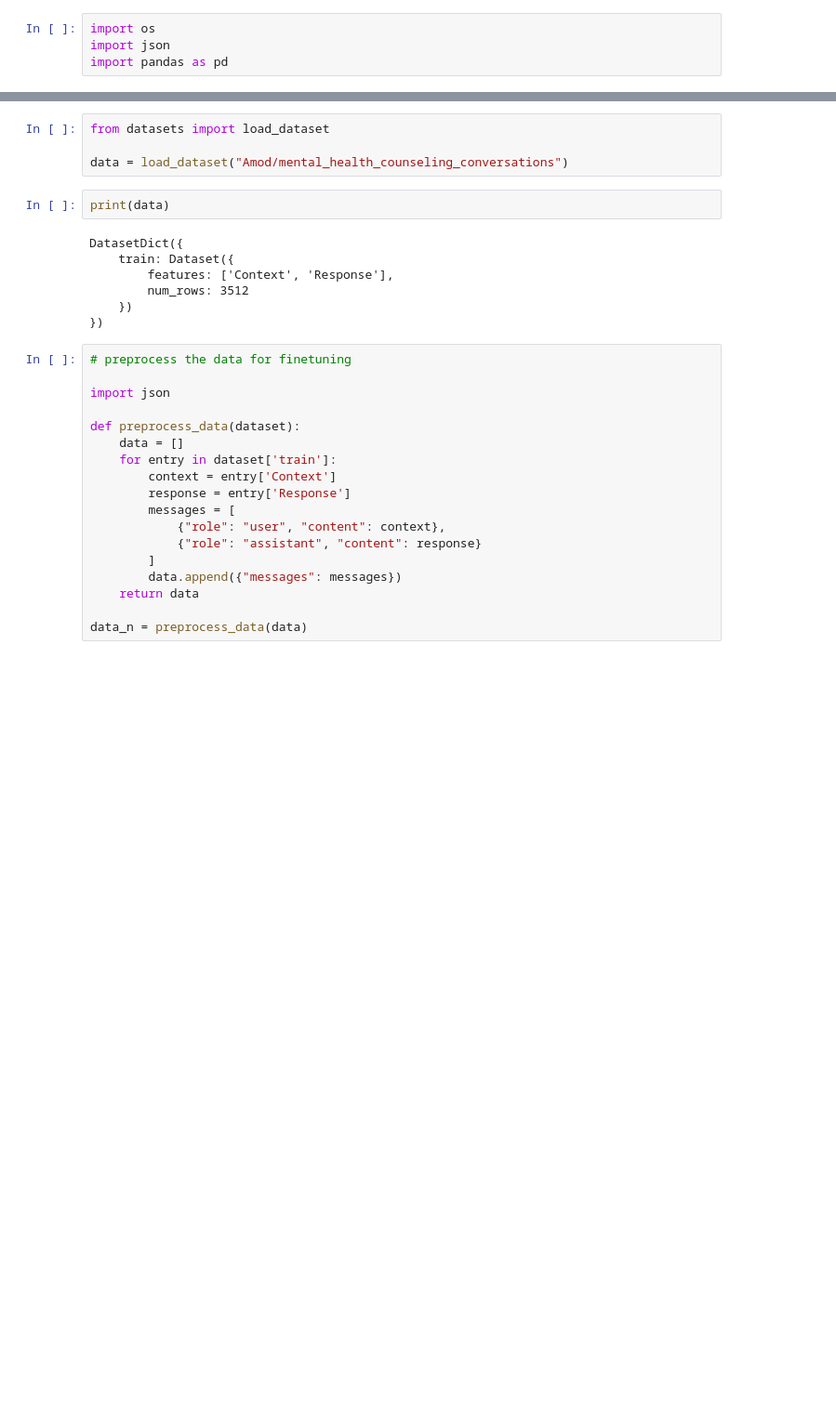
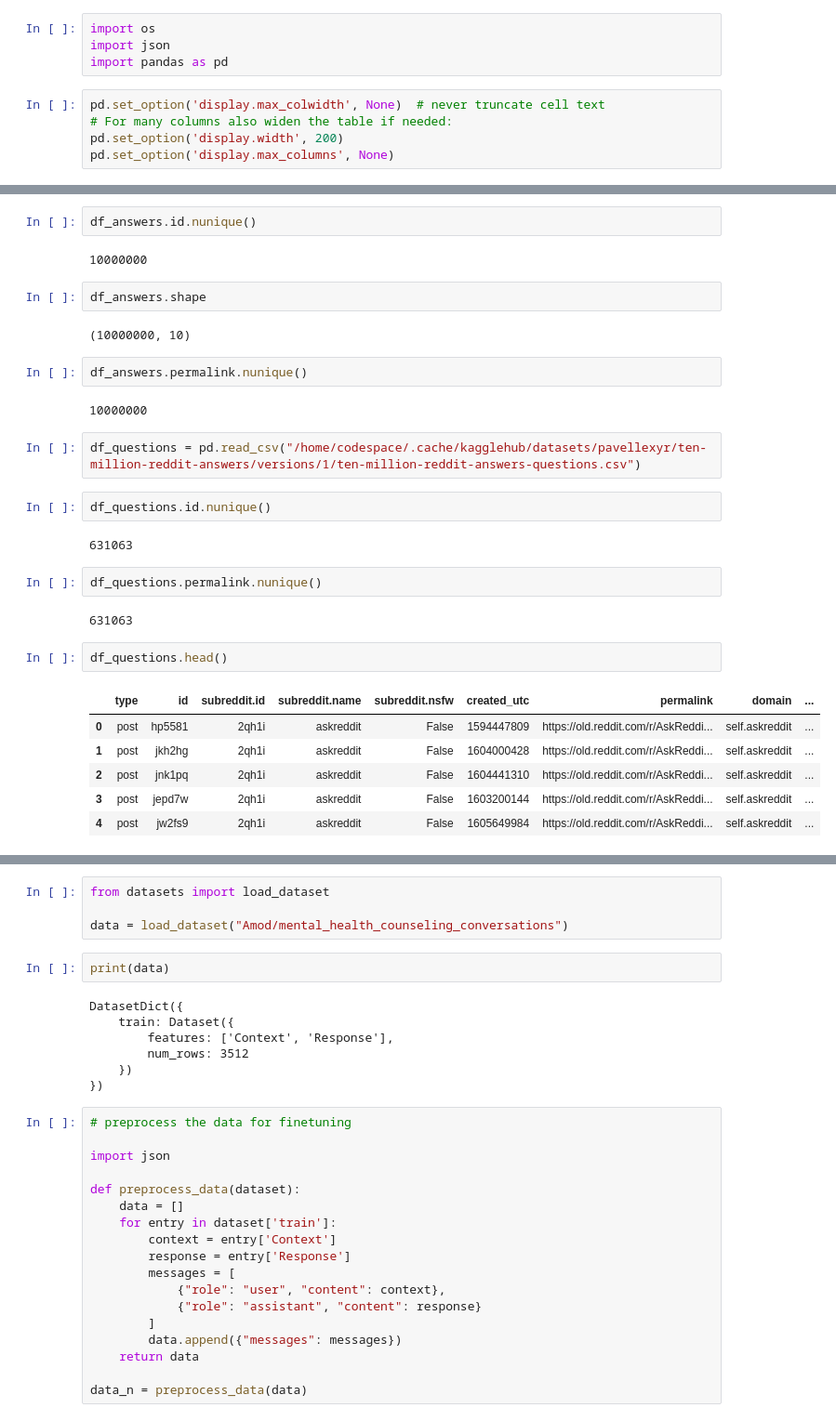
Before and after one commit to JatinSingh2012/Duke-LLM-Coursera, a Jupyter notebook: fine-tuning/fine-tuning-notebook.ipynb, the cells around one changed output, grey strips where cells are left out. Shown at 93% size. Cells and saved outputs as stored; diff of their text form; blank space fills up the shorter version.

Commit message:
Update fine-tuning notebook: answer selection and sampling improvements

```diff
--- a/fine-tuning/fine-tuning-notebook.ipynb
+++ b/fine-tuning/fine-tuning-notebook.ipynb
@@ -2,3 +2,8 @@
 import os
 import json
 import pandas as pd
+# %%
+pd.set_option('display.max_colwidth', None)  # never truncate cell text
+# For many columns also widen the table if needed:
+pd.set_option('display.width', 200)
+pd.set_option('display.max_columns', None)
@@ -4,0 +62,31 @@ import pandas as pd
+# %%
+df_answers.id.nunique()
+# %% [output]
+10000000
+# %%
+df_answers.shape
+# %% [output]
+(10000000, 10)
+# %%
+df_answers.permalink.nunique()
+# %% [output]
+10000000
+# %%
+df_questions = pd.read_csv("/home/codespace/.cache/kagglehub/datasets/pavellexyr/ten-million-reddit-answers/versions/1/ten-million-reddit-answers-questions.csv")
+# %%
+df_questions.id.nunique()
+# %% [output]
+631063
+# %%
+df_questions.permalink.nunique()
+# %% [output]
+631063
+# %%
+df_questions.head()
+# %% [output]
+|  | type | id | subreddit.id | subreddit.name | subreddit.nsfw | created_utc | permalink | domain | ... |
+| 0 | post | hp5581 | 2qh1i | askreddit | False | 1594447809 | https://old.reddit.com/r/AskReddi... | self.askreddit | ... |
+| 1 | post | jkh2hg | 2qh1i | askreddit | False | 1604000428 | https://old.reddit.com/r/AskReddi... | self.askreddit | ... |
+| 2 | post | jnk1pq | 2qh1i | askreddit | False | 1604441310 | https://old.reddit.com/r/AskReddi... | self.askreddit | ... |
+| 3 | post | jepd7w | 2qh1i | askreddit | False | 1603200144 | https://old.reddit.com/r/AskReddi... | self.askreddit | ... |
+| 4 | post | jw2fs9 | 2qh1i | askreddit | False | 1605649984 | https://old.reddit.com/r/AskReddi... | self.askreddit | ... |
```
Also changed, not shown: parts of 35 cells of this notebook, 1 other file.
